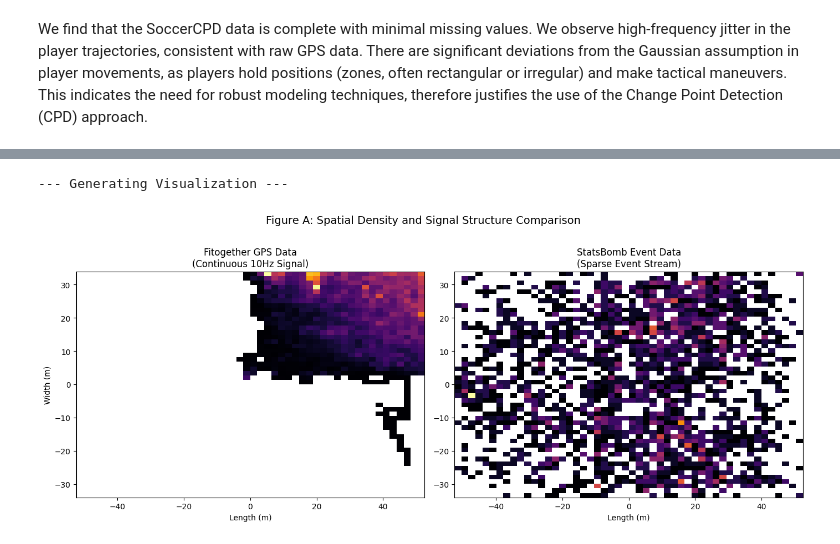
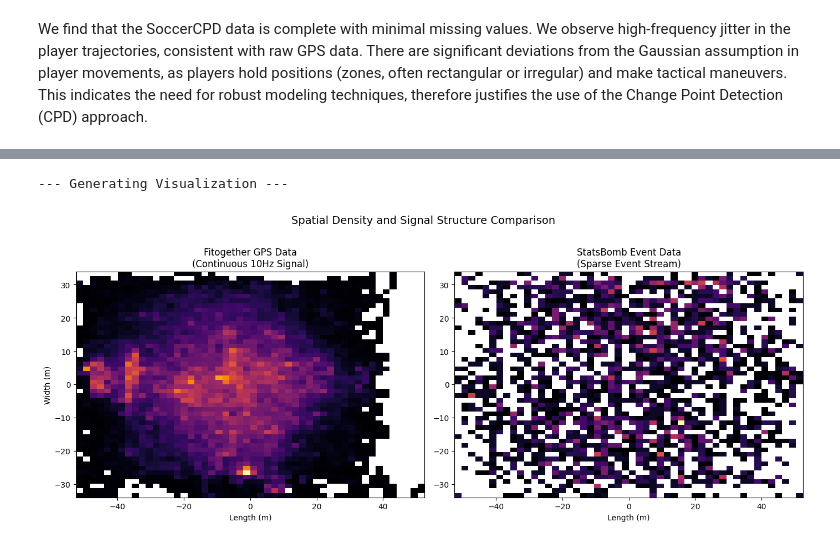
Before and after one commit to fotisk07/TimeSeries-MiniProject, a Jupyter notebook: notebooks/Preprocessing.ipynb, the cells around one changed output, grey strips where cells are left out. Cells and saved outputs as stored; diff of their text form; code cells hidden in the pictures.

Commit message:
Pratically done with data section, just needs orientation check for ugp data

```diff
--- a/notebooks/Preprocessing.ipynb
+++ b/notebooks/Preprocessing.ipynb
@@ -16,6 +16,8 @@ PITCH_LENGTH = 105.0  # Meters
 PITCH_WIDTH = 68.0    # Meters
 METRIC_X_RANGE = [-PITCH_LENGTH / 2, PITCH_LENGTH / 2]
 METRIC_Y_RANGE = [-PITCH_WIDTH / 2, PITCH_WIDTH / 2]
+
+ugp_data_path = 'data/ugp/17985.ugp'
 # %% [markdown]
 ## SoccerCPD Data Analysis
 # %% [markdown]
@@ -161,7 +190,7 @@ class FitogetherDiagnosis:
             print("Data is consistent with Gaussian assumption.")
 # %%
 # Fitogether Analysis
-fitogether = FitogetherDiagnosis(data_path='../soccercpd/data/ugp/17985.ugp')
+fitogether = FitogetherDiagnosis(data_path=ugp_data_path)
 gps_data = fitogether.load_or_generate_data()
 fitogether.diagnose_signal_quality()
 fitogether.verify_gaussian_assumption()
@@ -276,9 +309,9 @@ COMPARISON: < 10 events/min vs 600 frames/min in Fitogether GPS.
 --- [StatsBomb] Constructing Pseudo-Trajectories (5 min windows) ---
 Generated 388 pseudo-trajectory points (centroids).
 # %%
-def generate_heatmap_comparison(gps_data, sb_events):
+def generate_heatmap_comparison(gps_data, sb_events, save_path=None):
     """
-    Generates Figure A: Comparison of Spatial Density.
+    Generates a comparison of Spatial Density.
     """
     print("\n--- Generating Visualization ---")
     fig, axes = plt.subplots(1, 2, figsize=(14, 6))
@@ -305,12 +338,16 @@ def generate_heatmap_comparison(gps_data, sb_events):
     ax2.set_aspect('equal')
     ax2.set_xlabel("Length (m)")
 
-    plt.suptitle("Figure A: Spatial Density and Signal Structure Comparison", fontsize=14)
+    plt.suptitle("Spatial Density and Signal Structure Comparison", fontsize=14)
     plt.tight_layout()
+
+    if save_path:
+        plt.savefig(save_path)
+
     plt.show()
-# %%
-# Visualization
-generate_heatmap_comparison(gps_data, sb_adapter.events if success else None)
-# %% [output]
---- Generating Visualization ---
-[figure, removed]
+# %%
+# Visualization
+generate_heatmap_comparison(gps_data, sb_adapter.events if success else None, save_path='../figures/data-heatmap_comparison.png')
+# %% [output]
+--- Generating Visualization ---
+[figure, added]
```
Also changed, not shown: parts of 6 cells of this notebook, 4 other files.
